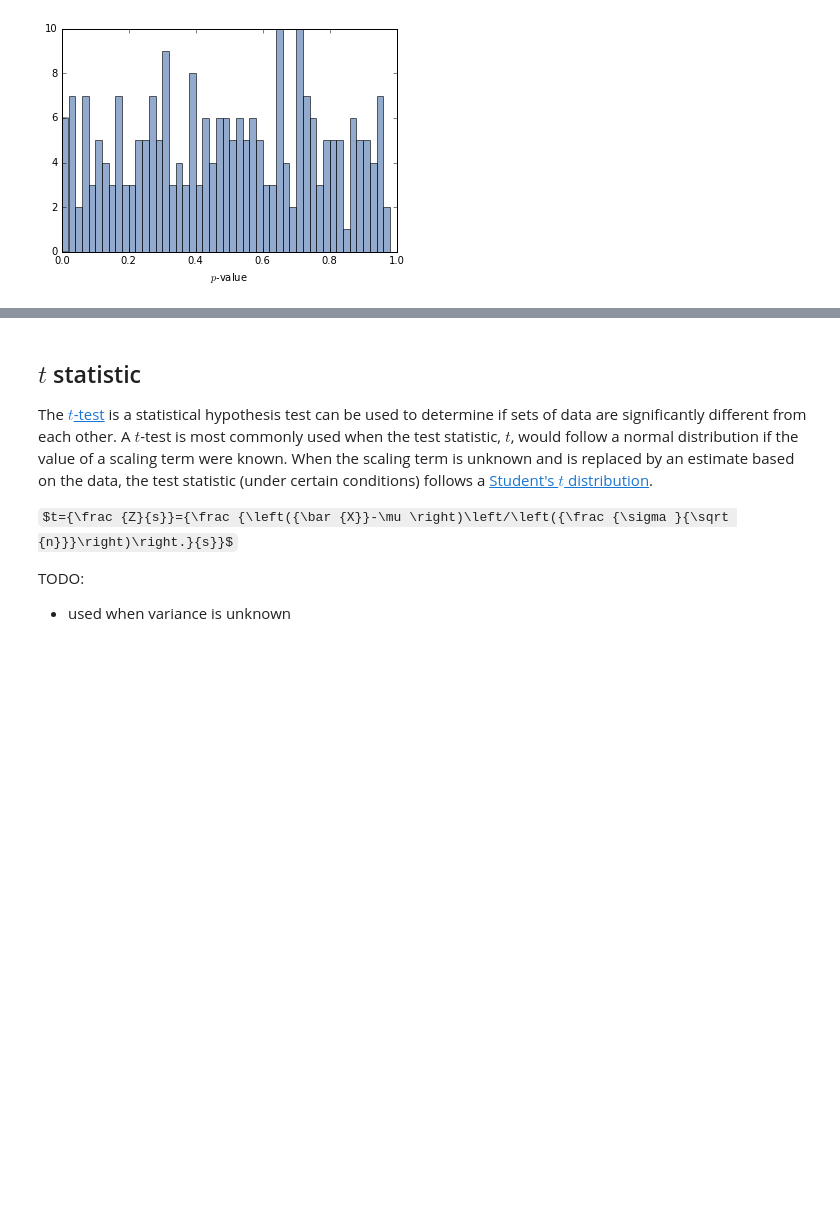
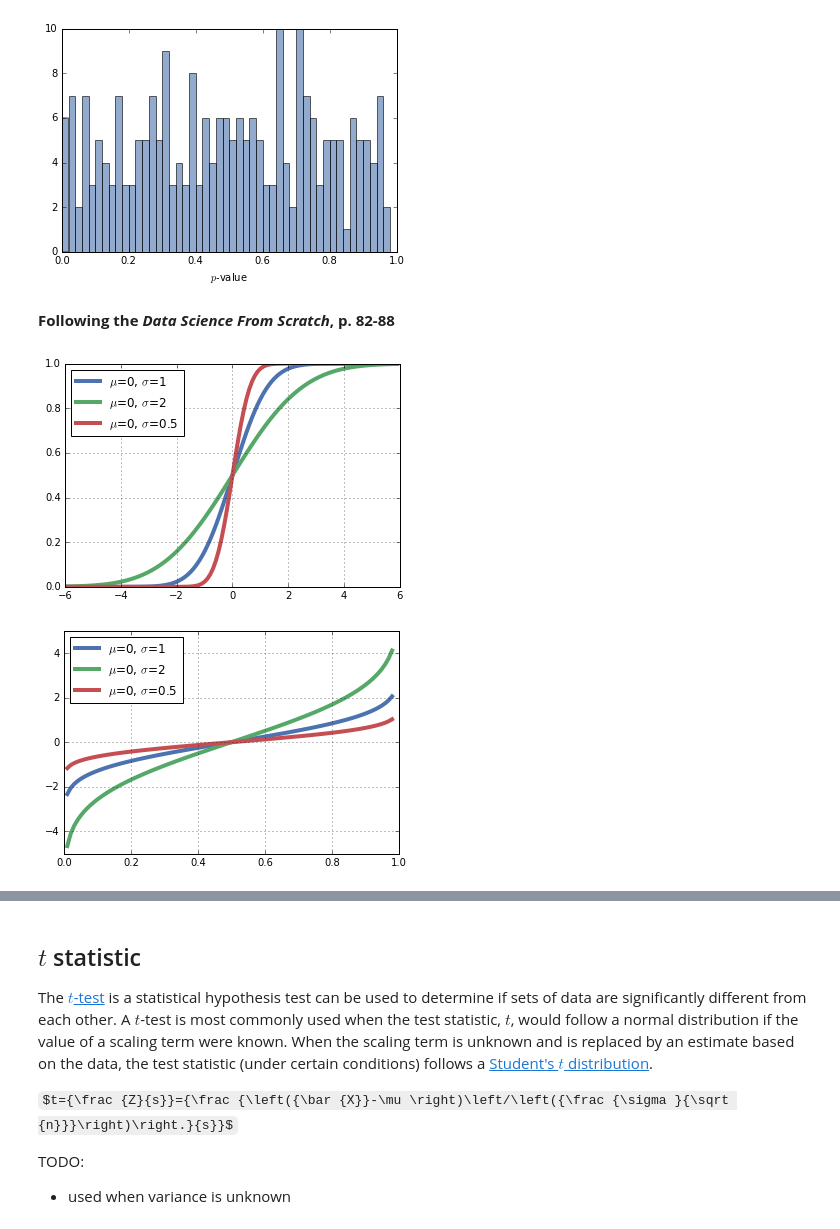
Before and after one commit to rreece/insight-workarea, a Jupyter notebook: data-challenges/a-b-testing/confidence-intervals-and-a-b-testing.ipynb, the cells around one changed output, grey strips where cells are left out. Drawn from its saved outputs; the diff is of its cells as text; code cells hidden in the pictures; some formulas as TeX source; blank space fills up the shorter version.

```diff
--- a/data-challenges/a-b-testing/confidence-intervals-and-a-b-testing.ipynb
+++ b/data-challenges/a-b-testing/confidence-intervals-and-a-b-testing.ipynb
@@ -233,3 +233,78 @@ stuff = plt.hist(p_values, bins=np.arange(0.0, 1.0, 0.02), alpha=0.6)
 stuff1 = plt.xlabel('$p$-value')
 # %% [output]
 [figure]
+# %% [markdown]
+**Following the *Data Science From Scratch*, p. 82-88**
+# %%
+#______________________________________________________________________________
+def normal_cdf(x, mu=0.0, sigma=1.0):
+    return (1.0 + math.erf((x-mu) / (math.sqrt(2.0)*sigma))) / 2.0
+
+#______________________________________________________________________________
+def inverse_normal_cdf(p, mu=0.0, sigma=1.0, tolerance=0.00001):
+    """
+    Finds approximate inverse using binary search.
+    From Data Science From Scratch, p. 78.
+    """
+    # if not standard, compute standard and rescale
+    if mu != 0.0 or sigma != 1.0:
+        return mu + sigma * inverse_normal_cdf(p, tolerance=tolerance)
+    low_z, low_p = -10.0, 0.0          # normal_cdf(-10) is (very close to) 0
+    hi_z,  hi_p  =  10.0, 1.0          # normal_cdf(10)  is (very close to) 1
+    while hi_z - low_z > tolerance:
+        mid_z = (low_z + hi_z) / 2.    # consider the midpoint
+        mid_p = normal_cdf(mid_z)      # and the cdf's value there
+        if mid_p < p:
+            # midpoint is still too low, search above it
+            low_z, low_p = mid_z, mid_p
+        elif mid_p > p:
+            # midpoint is still too high, search below it
+            hi_z, hi_p = mid_z, mid_p
+        else:
+            break
+    return mid_z
+
+#______________________________________________________________________________
+def plot_normal_cdf(x=None, mu=0, sigma=1):
+    if x is None:
+        x = np.arange(-6.0, 6.0, 0.1)
+    mu_1, sigma_1 = 0.0, 1.0
+    mu_2, sigma_2 = 0.0, 2.0
+    mu_3, sigma_3 = 0.0, 0.5
+    y1 = [normal_cdf(x1, mu_1, sigma_1) for x1 in x ]
+    y2 = [normal_cdf(x1, mu_2, sigma_2) for x1 in x ]
+    y3 = [normal_cdf(x1, mu_3, sigma_3) for x1 in x ]
+    colors = pd.tools.plotting._get_standard_colors(5, color_type='default')
+    fig, ax = plt.subplots()
+    ax.plot(x, y1, color=colors[0], linewidth=4, label='$\mu$=%.3g, $\sigma$=%.3g' % (mu_1, sigma_1))
+    ax.plot(x, y2, color=colors[1], linewidth=4, label='$\mu$=%.3g, $\sigma$=%.3g' % (mu_2, sigma_2))
+    ax.plot(x, y3, color=colors[2], linewidth=4, label='$\mu$=%.3g, $\sigma$=%.3g' % (mu_3, sigma_3))
+    ax.legend(loc='upper left')
+    ax.grid()
+    plt.show()
+
+#______________________________________________________________________________
+def plot_inverse_normal_cdf(x=None, mu=0, sigma=1):
+    if x is None:
+        x = np.arange(0.01, 0.99, 0.01)
+    mu_1, sigma_1 = 0.0, 1.0
+    mu_2, sigma_2 = 0.0, 2.0
+    mu_3, sigma_3 = 0.0, 0.5
+    y1 = [inverse_normal_cdf(x1, mu_1, sigma_1) for x1 in x ]
+    y2 = [inverse_normal_cdf(x1, mu_2, sigma_2) for x1 in x ]
+    y3 = [inverse_normal_cdf(x1, mu_3, sigma_3) for x1 in x ]
+    colors = pd.tools.plotting._get_standard_colors(5, color_type='default')
+    fig, ax = plt.subplots()
+    ax.plot(x, y1, color=colors[0], linewidth=4, label='$\mu$=%.3g, $\sigma$=%.3g' % (mu_1, sigma_1))
+    ax.plot(x, y2, color=colors[1], linewidth=4, label='$\mu$=%.3g, $\sigma$=%.3g' % (mu_2, sigma_2))
+    ax.plot(x, y3, color=colors[2], linewidth=4, label='$\mu$=%.3g, $\sigma$=%.3g' % (mu_3, sigma_3))
+    ax.legend(loc='upper left')
+    ax.grid()
+    plt.show()
+
+#======================================
+plot_normal_cdf()
+plot_inverse_normal_cdf()
+# %% [output]
+[figure, added]
+[figure, added]
```
Also changed, not shown: parts of 27 cells of this notebook.
